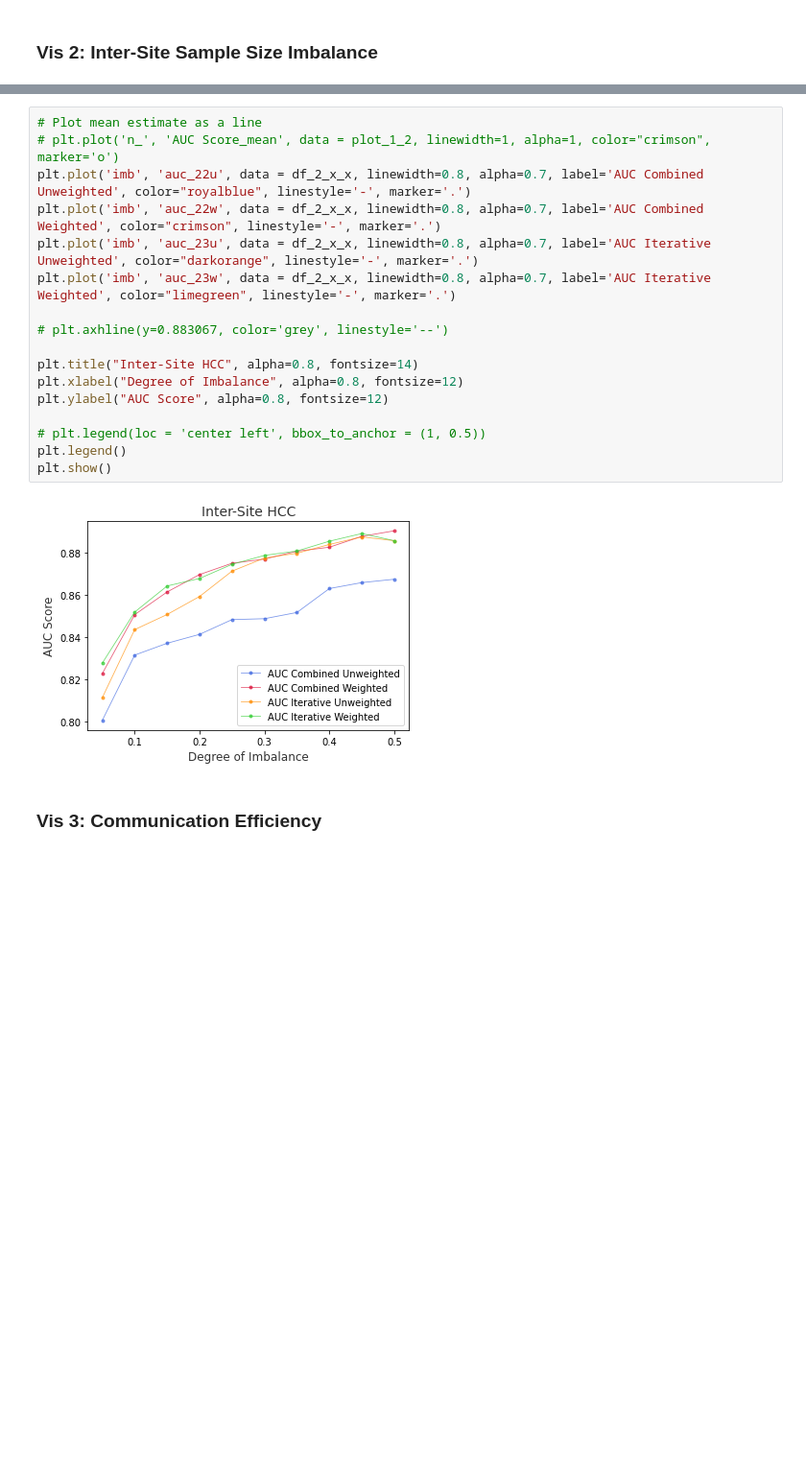
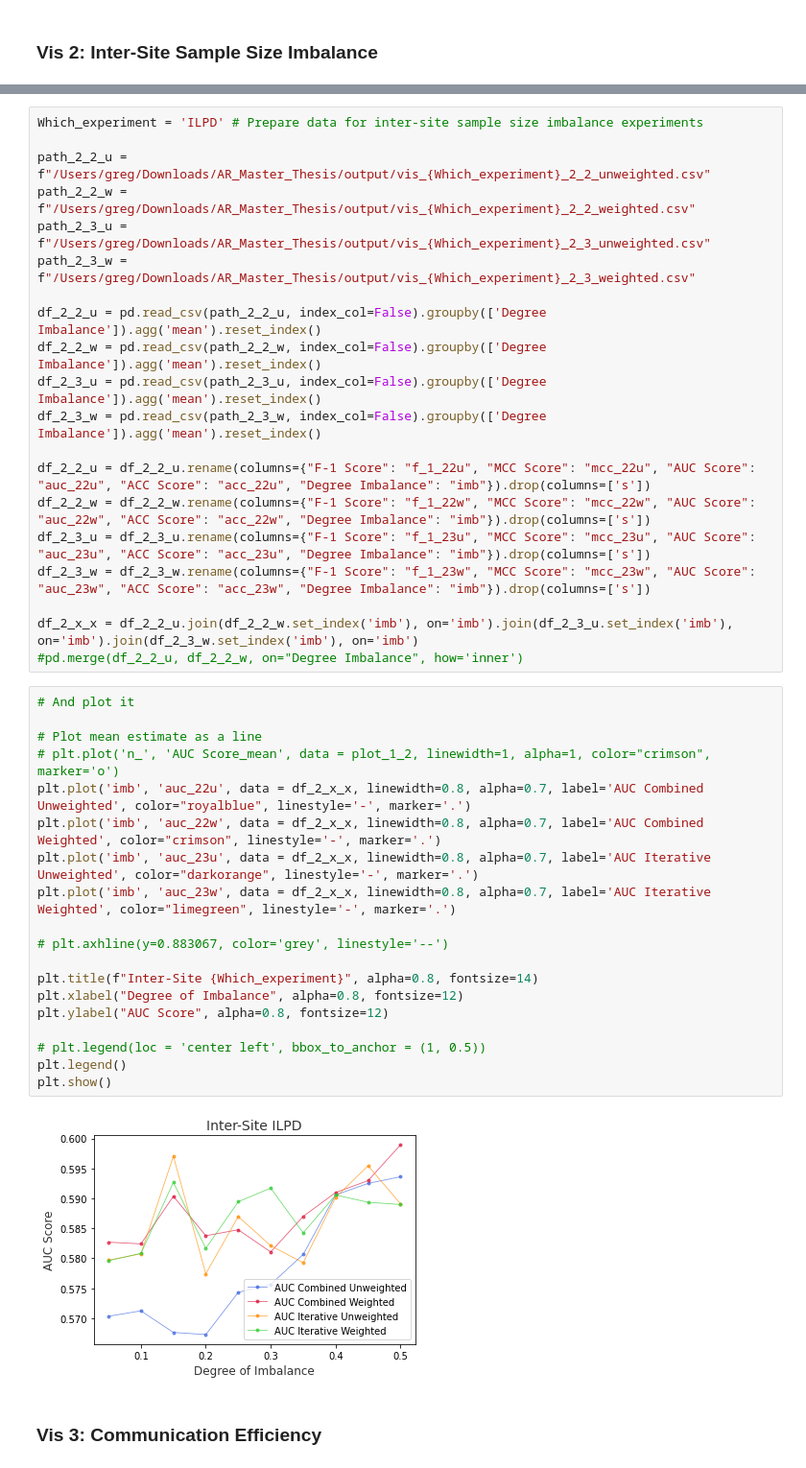
Before and after one commit to GregChen3072/MasterArbeit, a Jupyter notebook: src/visualization.ipynb, the cells around one changed output, grey strips where cells are left out. Shown: that part at 96% size. Drawn from its saved outputs; the diff is of its cells as text; blank space fills up the shorter version.

Commit message:
Visualization Basically Done

```diff
--- a/src/visualization.ipynb
+++ b/src/visualization.ipynb
@@ -109,21 +109,43 @@ df_2_x_x = df_2_2_u.join(df_2_2_w.set_index('imb'), on='imb').join(df_2_3_u.set_
+# %%
+Which_experiment = 'ILPD' # Prepare data for inter-site sample size imbalance experiments
+
+path_2_2_u = f"/Users/greg/Downloads/AR_Master_Thesis/output/vis_{Which_experiment}_2_2_unweighted.csv"
+path_2_2_w = f"/Users/greg/Downloads/AR_Master_Thesis/output/vis_{Which_experiment}_2_2_weighted.csv"
+path_2_3_u = f"/Users/greg/Downloads/AR_Master_Thesis/output/vis_{Which_experiment}_2_3_unweighted.csv"
+path_2_3_w = f"/Users/greg/Downloads/AR_Master_Thesis/output/vis_{Which_experiment}_2_3_weighted.csv"
+
+df_2_2_u = pd.read_csv(path_2_2_u, index_col=False).groupby(['Degree Imbalance']).agg('mean').reset_index()
+df_2_2_w = pd.read_csv(path_2_2_w, index_col=False).groupby(['Degree Imbalance']).agg('mean').reset_index()
+df_2_3_u = pd.read_csv(path_2_3_u, index_col=False).groupby(['Degree Imbalance']).agg('mean').reset_index()
+df_2_3_w = pd.read_csv(path_2_3_w, index_col=False).groupby(['Degree Imbalance']).agg('mean').reset_index()
+
+df_2_2_u = df_2_2_u.rename(columns={"F-1 Score": "f_1_22u", "MCC Score": "mcc_22u", "AUC Score": "auc_22u", "ACC Score": "acc_22u", "Degree Imbalance": "imb"}).drop(columns=['s'])
+df_2_2_w = df_2_2_w.rename(columns={"F-1 Score": "f_1_22w", "MCC Score": "mcc_22w", "AUC Score": "auc_22w", "ACC Score": "acc_22w", "Degree Imbalance": "imb"}).drop(columns=['s'])
+df_2_3_u = df_2_3_u.rename(columns={"F-1 Score": "f_1_23u", "MCC Score": "mcc_23u", "AUC Score": "auc_23u", "ACC Score": "acc_23u", "Degree Imbalance": "imb"}).drop(columns=['s'])
+df_2_3_w = df_2_3_w.rename(columns={"F-1 Score": "f_1_23w", "MCC Score": "mcc_23w", "AUC Score": "auc_23w", "ACC Score": "acc_23w", "Degree Imbalance": "imb"}).drop(columns=['s'])
+
+df_2_x_x = df_2_2_u.join(df_2_2_w.set_index('imb'), on='imb').join(df_2_3_u.set_index('imb'), on='imb').join(df_2_3_w.set_index('imb'), on='imb')
+#pd.merge(df_2_2_u, df_2_2_w, on="Degree Imbalance", how='inner')
 # %%
+# And plot it
+
 # Plot mean estimate as a line
 # plt.plot('n_', 'AUC Score_mean', data = plot_1_2, linewidth=1, alpha=1, color="crimson", marker='o')
 plt.plot('imb', 'auc_22u', data = df_2_x_x, linewidth=0.8, alpha=0.7, label='AUC Combined Unweighted', color="royalblue", linestyle='-', marker='.')
 plt.plot('imb', 'auc_22w', data = df_2_x_x, linewidth=0.8, alpha=0.7, label='AUC Combined Weighted', color="crimson", linestyle='-', marker='.')
 plt.plot('imb', 'auc_23u', data = df_2_x_x, linewidth=0.8, alpha=0.7, label='AUC Iterative Unweighted', color="darkorange", linestyle='-', marker='.')
 plt.plot('imb', 'auc_23w', data = df_2_x_x, linewidth=0.8, alpha=0.7, label='AUC Iterative Weighted', color="limegreen", linestyle='-', marker='.')
 
 # plt.axhline(y=0.883067, color='grey', linestyle='--')
 
-plt.title("Inter-Site HCC", alpha=0.8, fontsize=14)
+plt.title(f"Inter-Site {Which_experiment}", alpha=0.8, fontsize=14)
 plt.xlabel("Degree of Imbalance", alpha=0.8, fontsize=12)
 plt.ylabel("AUC Score", alpha=0.8, fontsize=12)
 
 # plt.legend(loc = 'center left', bbox_to_anchor = (1, 0.5))
 plt.legend()
 plt.show()
 # %% [output]
-[figure, old version]
+[figure, new version]
 # %% [markdown]
 ### Vis 3: Communication Efficiency
```
Also changed, not shown: parts of 20 cells of this notebook, 2 other files.
